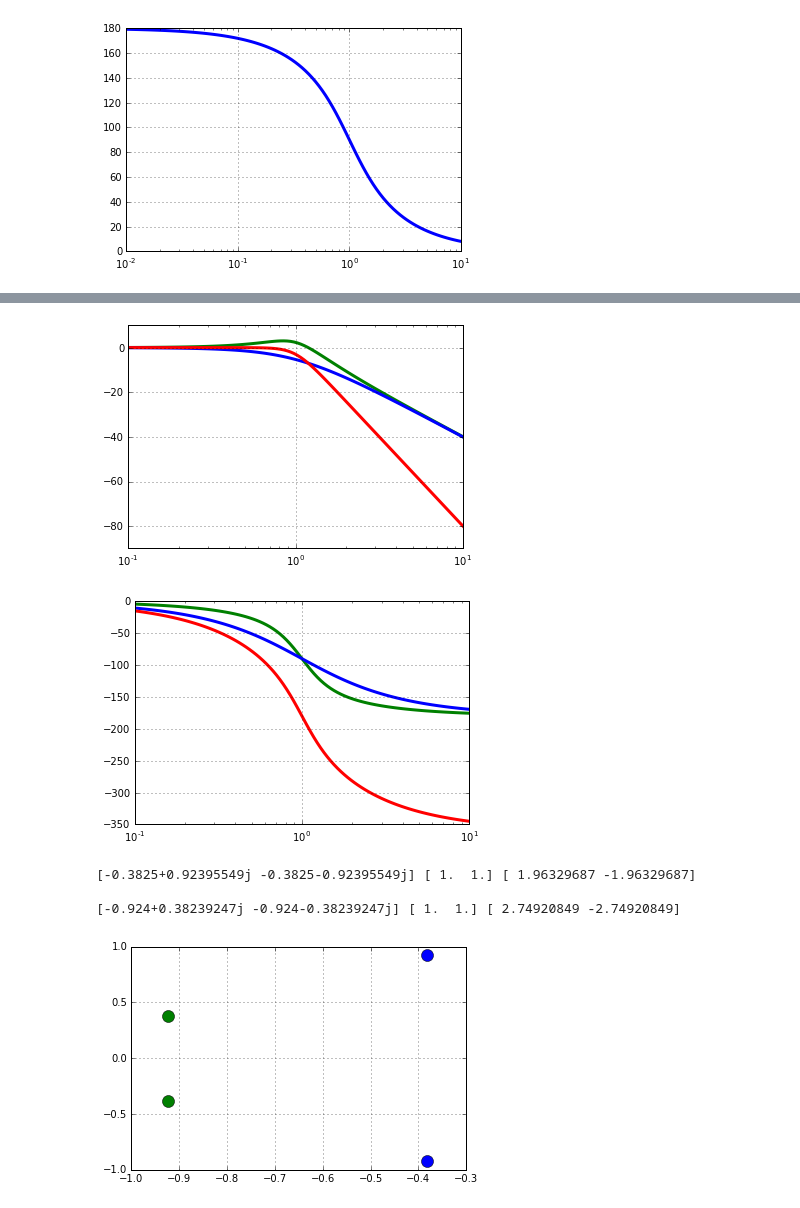
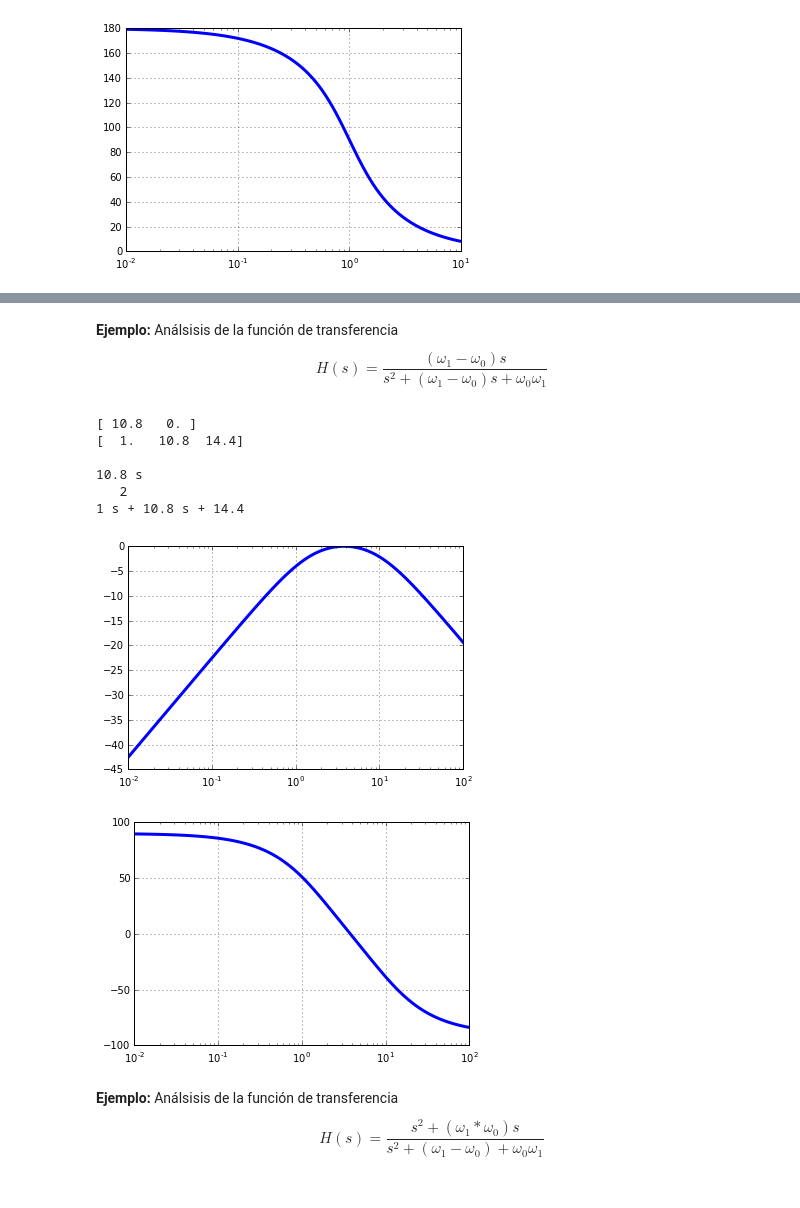
Before and after one commit to Poswer96/filtra_23-i, a Jupyter notebook: src/1. Contextualización/2. Sistemas Lineales Inveriantes en el Tiempo.ipynb, the cells around one changed output, grey strips where cells are left out. Saved outputs shown, nothing was run; the diff lists cells and outputs as text; code cells hidden in the pictures.

Commit message:
Semana 1.    TODO: Terminar Espectro de Potencia

```diff
--- a/src/1. Contextualización/2. Sistemas Lineales Inveriantes en el Tiempo.ipynb
+++ b/src/1. Contextualización/2. Sistemas Lineales Inveriantes en el Tiempo.ipynb
@@ -192,23 +161,31 @@ plt2 = plot_bode(Hs,'r')
-# %%
-plt .show()
-plt1.show()
-plt2.show()
-# %% [output]
-[figure, removed]
-[figure, removed]
-# %%
-print p_a.r, np.absolute(p_a.r), np.angle(p_a.r)
-print ''
-print p_b.r, np.absolute(p_b.r), np.angle(p_b.r)
-# %% [output]
-[-0.3825+0.92395549j -0.3825-0.92395549j] [ 1.  1.] [ 1.96329687 -1.96329687]
-
-[-0.924+0.38239247j -0.924-0.38239247j] [ 1.  1.] [ 2.74920849 -2.74920849]
-# %%
-plt.plot( p_a.r.real, p_a.r.imag,'o',markersize=12 )
-plt.plot( p_b.r.real, p_b.r.imag,'o',markersize=12 )
-
-plt.grid('on')
-plt.show()
-# %% [output]
-[figure, removed]
+# %% [markdown]
+**Ejemplo:** Análsisis de la función de transferencia $$H(s)=\dfrac{(\omega_1-\omega_0)s}{s^2+(\omega_1-\omega_0)s+\omega_0\omega_1}$$
+# %%
+w0,w1 = 1.2, 12.
+num   = [    (w1-w0), 0 ]
+den   = [ 1, (w1-w0), (w1*w0) ]
+#TODO variar en clase
+
+Hs  = signal.TransferFunction(num, den)
+
+print Hs.num
+print Hs.den
+
+n,d = np.poly1d( num ), np.poly1d( den )
+print( np.poly1d(n,variable='s') )
+print( np.poly1d(d,variable='s') )
+# %% [output]
+[ 10.8   0. ]
+[  1.   10.8  14.4]
+
+10.8 s
+   2
+1 s + 10.8 s + 14.4
+# %%
+plt = plot_bode(Hs)
+plt.show()
+# %% [output]
+[figure, added]
+[figure, added]
+# %% [markdown]
+**Ejemplo:** Análsisis de la función de transferencia $$H(s)=\dfrac{s^2+(\omega_1*\omega_0)s}{s^2+(\omega_1-\omega_0)+\omega_0\omega_1}$$
```
Also changed, not shown: parts of 5 cells of this notebook, 3 other files.
